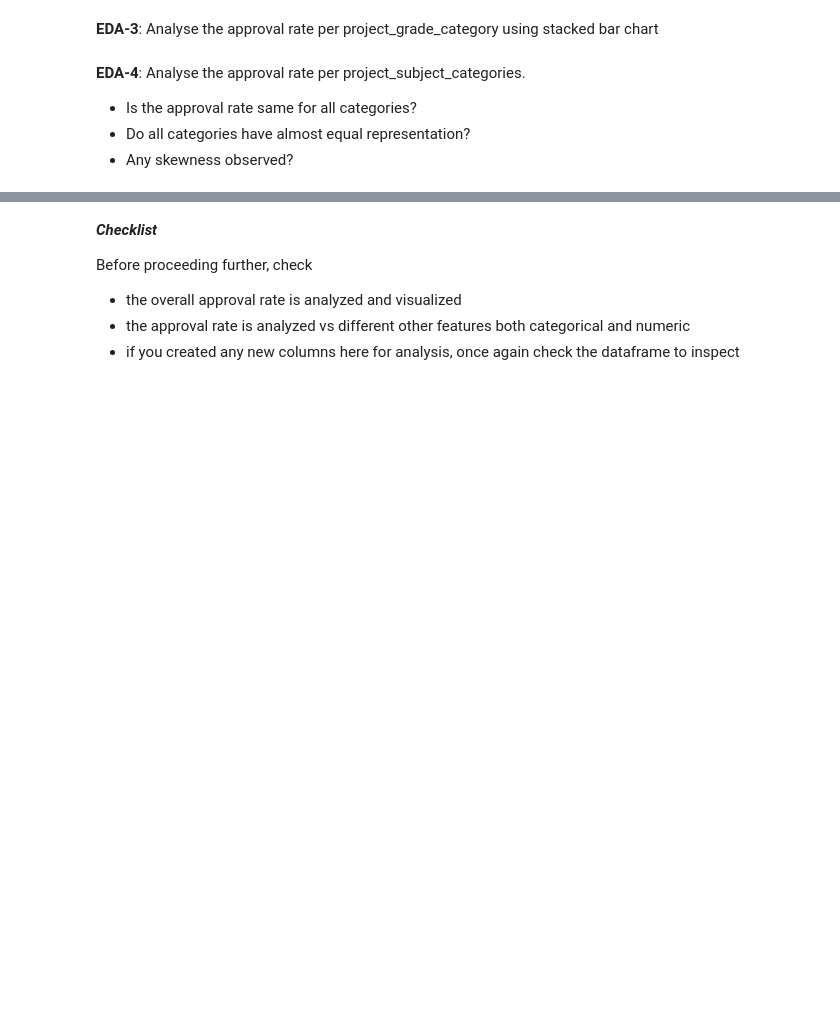
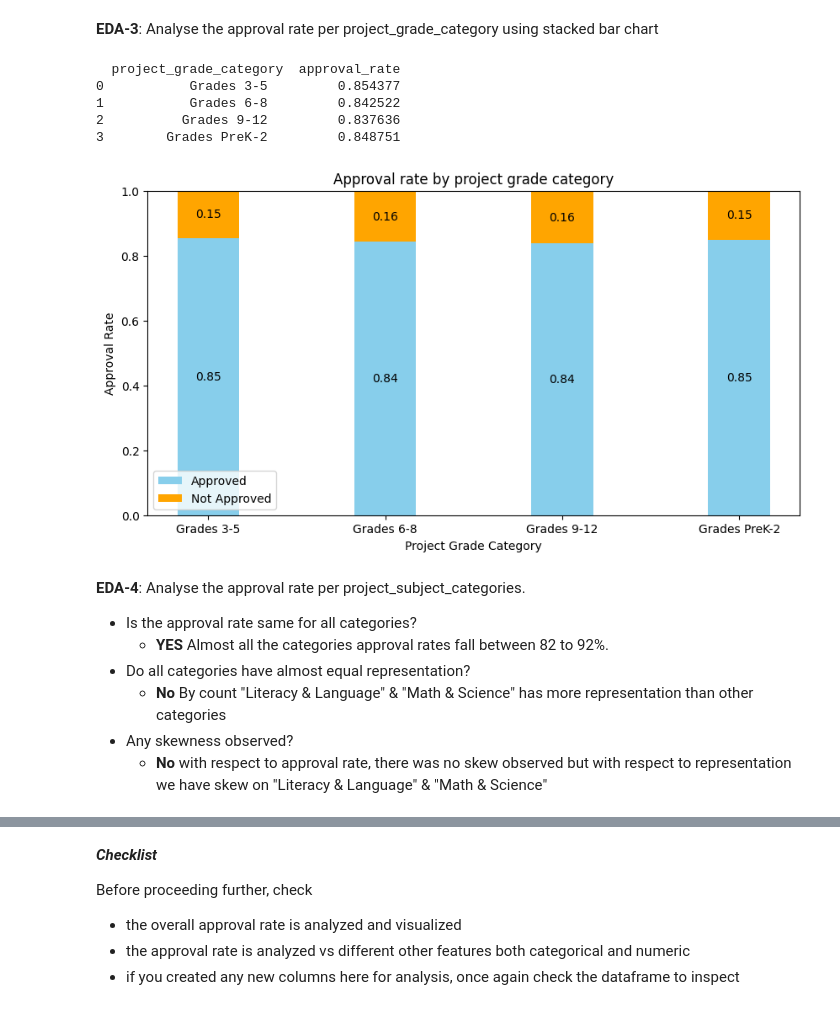
Before and after one commit to pandiarajan-src/IKJourney, a Jupyter notebook: projects/LearningHope/Learning_Hope.ipynb, the cells around one changed output, grey strips where cells are left out. Cells and saved outputs as stored; diff of their text form; code cells hidden in the pictures; blank space fills up the shorter version.

```diff
--- a/projects/LearningHope/Learning_Hope.ipynb
+++ b/projects/LearningHope/Learning_Hope.ipynb
@@ -71,8 +71,8 @@ These two CSV files make up the dataset.
 # First, load the two CSV files into separate dataframes using pandas.
 # Type your code below.
 
-# train_df =
-# resources_df =
+train_df = pd.read_csv(os.path.join(dataset_path, "train_data.csv"))
+resources_df = pd.read_csv(os.path.join(dataset_path, "resources.csv"))
 # %% [markdown]
 Provide a summary of each dataframe, including its size, features, target variable, and data types.
 # %%
@@ -263,3 +717,40 @@ You have the freedom to do as much analysis as possible. However, for the sake o
 **EDA-3**: Analyse the approval rate per project_grade_category using stacked bar chart
 # %%
 #Write your code here
+
+approval_rate = project_data.groupby('project_grade_category')['project_is_approved'].mean().reset_index()
+approval_rate.columns = ['project_grade_category', 'approval_rate']
+
+print(approval_rate)
+
+# Create a bar plot for the approval states
+x_cat = np.arange(len(approval_rate['project_grade_category']))
+y_approved = approval_rate['approval_rate']
+y_not_approved = 1 - approval_rate['approval_rate']
+bar_width = 0.35
+
+plt.figure(figsize=(10, 5))
+plt.bar(x_cat, y_approved, color = 'skyblue', width=bar_width, label='Approved')
+plt.bar(x_cat, y_not_approved, color = 'orange', bottom=y_approved, width=bar_width, label='Not Approved')
+plt.title("Approval rate by project grade category")
+plt.xlabel('Project Grade Category')
+plt.ylabel('Approval Rate')
+plt.xticks(x_cat, approval_rate['project_grade_category'])
+plt.ylim(0, 1)
+plt.legend()
+
+
+#  Adding percentage labels on top of the bars
+for index, row in approval_rate.iterrows():
+    plt.text(x_cat[index], y_approved[index]/2, f"{row['approval_rate']:.2f}", ha='center', va='center', color='black')
+    plt.text(x_cat[index], y_approved[index] + y_not_approved[index]/2, f"{1-row['approval_rate']:.2f}", ha='center', va='center', color='black')
+
+
+plt.show()
+# %% [output]
+  project_grade_category  approval_rate
+0           Grades 3-5         0.854377
+1           Grades 6-8         0.842522
+2          Grades 9-12         0.837636
+3        Grades PreK-2         0.848751
+[figure, added]
@@ -266,7 +791,10 @@ You have the freedom to do as much analysis as possible. However, for the sake o
 # %% [markdown]
 **EDA-4**: Analyse the approval rate per project_subject_categories.
 - Is the approval rate same for all categories?
+    - **YES** Almost all the categories approval rates fall between 82 to 92%.
 - Do all categories have almost equal representation?
+    - **No** By count "Literacy & Language" & "Math & Science" has more representation than other categories
 - Any skewness observed?
+    - **No** with respect to approval rate, there was no skew observed but with respect to representation we have skew on "Literacy & Language" & "Math & Science"
 # %%
 #Write your code here
```
Also changed, not shown: parts of 57 cells of this notebook.
